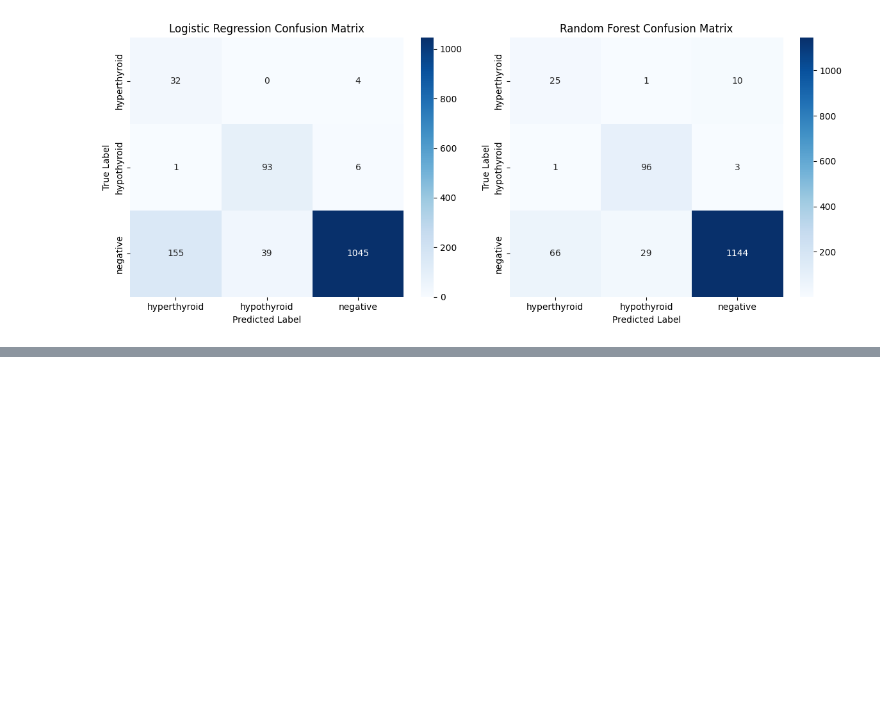
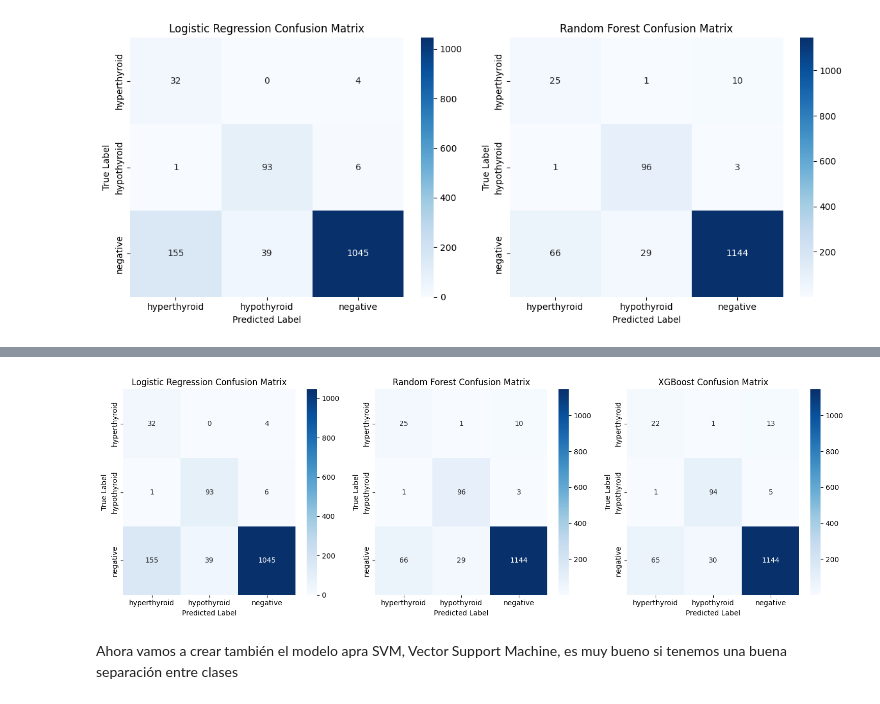
Before and after one commit to SergioReigosa/ia25-master-main, a Jupyter notebook: sergio_ejercicios/tiroides/tiroides_red_sergio.ipynb, the cells around one changed output, grey strips where cells are left out. Cells and saved outputs as stored; diff of their text form; code cells hidden in the pictures; blank space fills up the shorter version.

```diff
--- a/sergio_ejercicios/tiroides/tiroides_red_sergio.ipynb
+++ b/sergio_ejercicios/tiroides/tiroides_red_sergio.ipynb
@@ -671,0 +677,17 @@ Verdaderos Negativos (VN): El número de veces que el modelo predijo correctamen
+# %%
+#pip install xgboost
+import xgboost as xgb
+from sklearn.metrics import classification_report
+
+# Definir el modelo XGBoost
+xgb_model = xgb.XGBClassifier(random_state=42)
+
+# Entrenamos el modelo
+xgb_model.fit(X_train_res, y_train_res)
+
+# Realizamos las predicciones
+y_val_pred_xgb = xgb_model.predict(X_val_scaled)
+
+# Evaluación
+print("XGBoost Classification Report:")
+print(classification_report(y_val, y_val_pred_xgb))
@@ -671,0 +705,31 @@ Verdaderos Negativos (VN): El número de veces que el modelo predijo correctamen
+# %%
+import matplotlib.pyplot as plt
+import seaborn as sns
+from sklearn.metrics import confusion_matrix
+
+# Cálculo de las matrices de confusión
+fig, axes = plt.subplots(1, 3, figsize=(15, 5))  # Ajustar a 3 modelos
+
+# Use the integer labels from LabelEncoder
+class_order = [0, 1, 2]  # Como utilizamos LabelEncoder, debemos utilizar los números en lugar de las etiquetas
+class_names = label_encoder.classes_  # Obtenemos las clases originales
+
+# Lista de predicciones para los 3 modelos
+y_preds = [y_val_pred, y_val_pred_rf, y_val_pred_xgb]
+titles = ['Logistic Regression', 'Random Forest', 'XGBoost']
+
+# Mostrar las matrices de confusión para cada modelo
+for ax, y_pred, title in zip(axes, y_preds, titles):
+    cm = confusion_matrix(y_val, y_pred, labels=class_order)
+    sns.heatmap(cm, annot=True, fmt='d', cmap='Blues',
+                xticklabels=class_names, yticklabels=class_names, ax=ax)
+    ax.set_title(f'{title} Confusion Matrix')
+    ax.set_ylabel('True Label')
+    ax.set_xlabel('Predicted Label')
+
+plt.tight_layout()
+plt.show()
+# %% [output]
+[figure, added]
+# %% [markdown]
+Ahora vamos a crear también el modelo apra SVM, Vector Support Machine, es muy bueno si tenemos una buena separación entre clases
```
Also changed, not shown: parts of 10 cells of this notebook, 2 other files.
